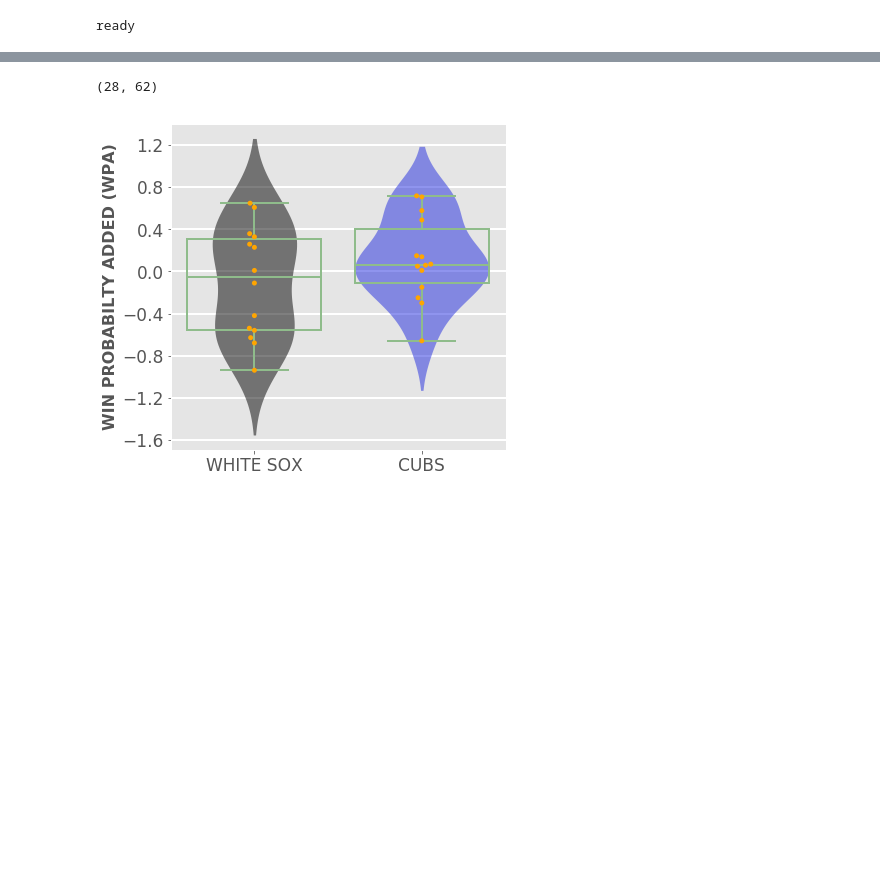
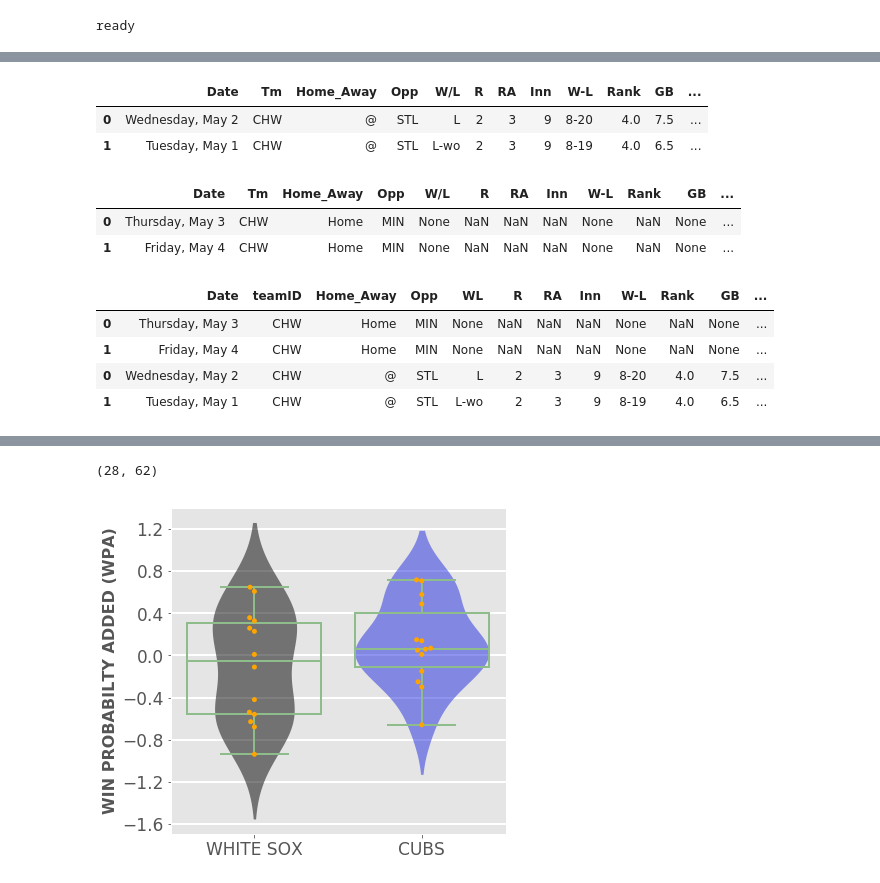
Before and after one commit to timbroderick/pybaseball, a Jupyter notebook: playing3.ipynb, the cells around one changed output, grey strips where cells are left out. Cells and saved outputs as stored; diff of their text form; code cells hidden in the pictures; blank space fills up the shorter version.

```diff
--- a/playing3.ipynb
+++ b/playing3.ipynb
@@ -39,0 +57,39 @@ ready
+# %%
+soxsort = pd.DataFrame ( sox.loc[ ( sox["W/L"].notnull() ) ] )
+soxsort.sort_index(ascending=False,inplace=True)
+soxlast = soxsort[:2]
+soxlast = soxlast.copy().reset_index(drop=True)
+soxlast.loc[:, 'R'] = soxlast['R'].astype(int).astype(str)
+soxlast.loc[:, 'RA'] = soxlast['RA'].astype(int).astype(str)
+soxlast.loc[:, 'Inn'] = soxlast['Inn'].astype(int).astype(str)
+soxlast.loc[:, 'sorting'] = 0
+soxlast.loc[0, 'sorting'] = 0
+soxlast.loc[1, 'sorting'] = 1
+
+soxlast
+# %% [output]
+|  | Date | Tm | Home_Away | Opp | W/L | R | RA | Inn | W-L | Rank | GB | ... |
+| 0 | Wednesday, May 2 | CHW | @ | STL | L | 2 | 3 | 9 | 8-20 | 4.0 | 7.5 | ... |
+| 1 | Tuesday, May 1 | CHW | @ | STL | L-wo | 2 | 3 | 9 | 8-19 | 4.0 | 6.5 | ... |
+# %%
+soxnext = pd.DataFrame ( sox.loc[ ( sox["W/L"].isnull() ) ] )
+soxnext = soxnext[:2].reset_index(drop=True)
+soxnext.loc[:, 'sorting'] = 0
+soxnext.loc[0, 'sorting'] = 2
+soxnext.loc[1, 'sorting'] = 3
+
+soxnext
+# %% [output]
+|  | Date | Tm | Home_Away | Opp | W/L | R | RA | Inn | W-L | Rank | GB | ... |
+| 0 | Thursday, May 3 | CHW | Home | MIN | None | NaN | NaN | NaN | None | NaN | None | ... |
+| 1 | Friday, May 4 | CHW | Home | MIN | None | NaN | NaN | NaN | None | NaN | None | ... |
+# %%
+soxlast = soxnext.append(soxlast)
+soxlast = soxlast.rename(columns = {'Tm':'teamID', 'W/L': 'WL', 'D/N': 'DN'})
+soxlast
+# %% [output]
+|  | Date | teamID | Home_Away | Opp | WL | R | RA | Inn | W-L | Rank | GB | ... |
+| 0 | Thursday, May 3 | CHW | Home | MIN | None | NaN | NaN | NaN | None | NaN | None | ... |
+| 1 | Friday, May 4 | CHW | Home | MIN | None | NaN | NaN | NaN | None | NaN | None | ... |
+| 0 | Wednesday, May 2 | CHW | @ | STL | L | 2 | 3 | 9 | 8-20 | 4.0 | 7.5 | ... |
+| 1 | Tuesday, May 1 | CHW | @ | STL | L-wo | 2 | 3 | 9 | 8-19 | 4.0 | 6.5 | ... |
```
Also changed, not shown: parts of 5 cells of this notebook, 18 other files.
